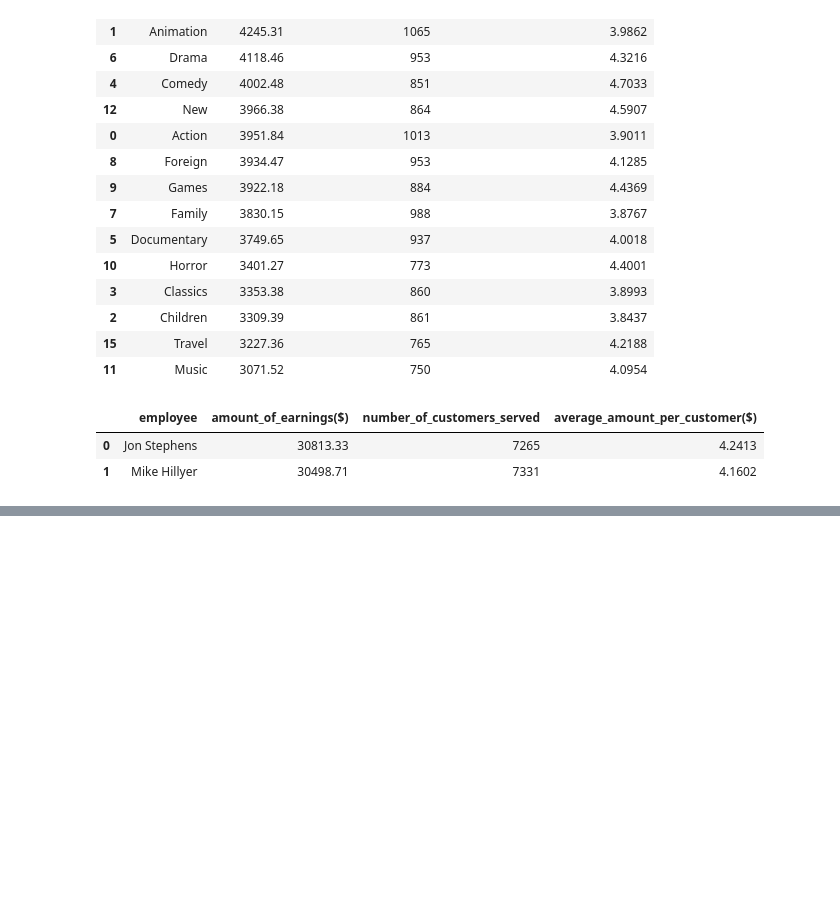
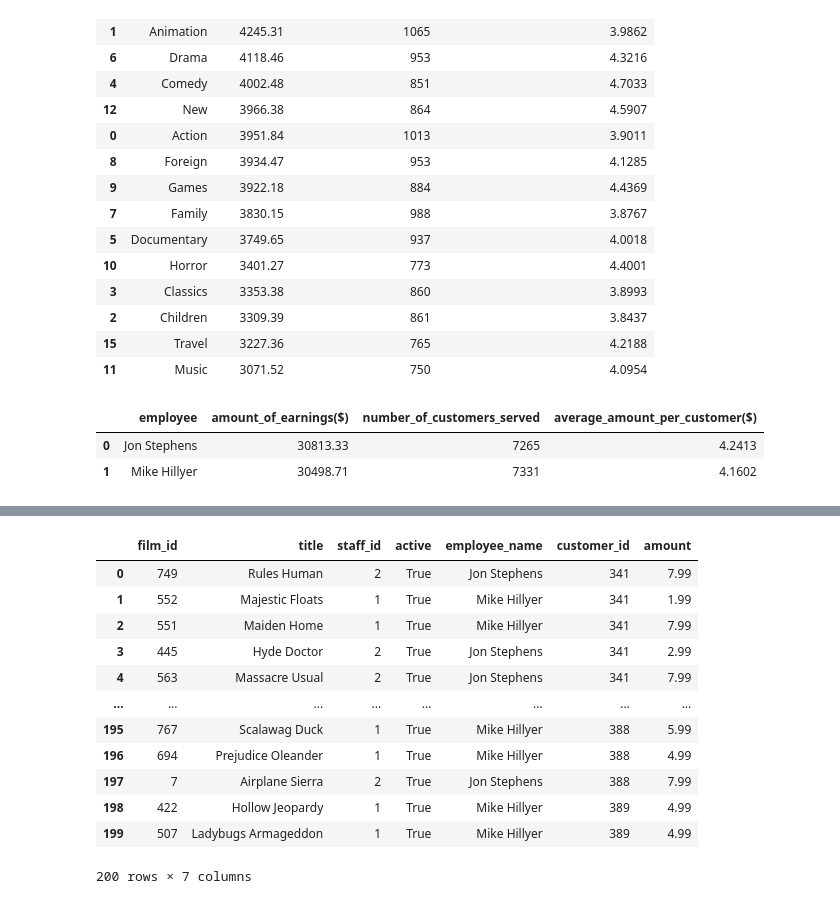
Before and after one commit to vick998/Banzae-py, a Jupyter notebook: Top5s.ipynb, the cells around one changed output, grey strips where cells are left out. Saved outputs shown, nothing was run; the diff lists cells and outputs as text; code cells hidden in the pictures; blank space fills up the shorter version.

```diff
--- a/Top5s.ipynb
+++ b/Top5s.ipynb
@@ -372,0 +464,32 @@ master4f
+# %%
+cur.execute("""SELECT film.film_id,title,staff.staff_id,active,CONCAT(staff.first_name,' ',staff.last_name),rental.customer_id,amount
+FROM film
+LEFT JOIN inventory
+ON inventory.film_id = film.film_id
+LEFT JOIN rental
+ON rental.inventory_id = inventory.inventory_id
+LEFT JOIN payment
+ON payment.rental_id = rental.rental_id
+LEFT JOIN staff
+ON staff.staff_id = payment.staff_id
+LEFT JOIN store
+ON store.store_id = staff.store_id""")
+master3sqldata = cur.fetchmany(200)
+master3sqlcol = ['film_id','title','staff_id','active','employee_name','customer_id','amount']
+master3sql = pd.DataFrame(data=master3sqldata, columns=master3sqlcol)
+master3sql = master3sql.dropna(axis=0)
+master3sql
+# %% [output]
+|  | film_id | title | staff_id | active | employee_name | customer_id | amount |
+| 0 | 749 | Rules Human | 2 | True | Jon Stephens | 341 | 7.99 |
+| 1 | 552 | Majestic Floats | 1 | True | Mike Hillyer | 341 | 1.99 |
+| 2 | 551 | Maiden Home | 1 | True | Mike Hillyer | 341 | 7.99 |
+| 3 | 445 | Hyde Doctor | 2 | True | Jon Stephens | 341 | 2.99 |
+| 4 | 563 | Massacre Usual | 2 | True | Jon Stephens | 341 | 7.99 |
+| ... | ... | ... | ... | ... | ... | ... | ... |
+| 195 | 767 | Scalawag Duck | 1 | True | Mike Hillyer | 388 | 5.99 |
+| 196 | 694 | Prejudice Oleander | 1 | True | Mike Hillyer | 388 | 4.99 |
+| 197 | 7 | Airplane Sierra | 2 | True | Jon Stephens | 388 | 7.99 |
+| 198 | 422 | Hollow Jeopardy | 1 | True | Mike Hillyer | 389 | 4.99 |
+| 199 | 507 | Ladybugs Armageddon | 1 | True | Mike Hillyer | 389 | 4.99 |
+200 rows × 7 columns
```
Also changed, not shown: parts of 15 cells of this notebook, 1 other file.
